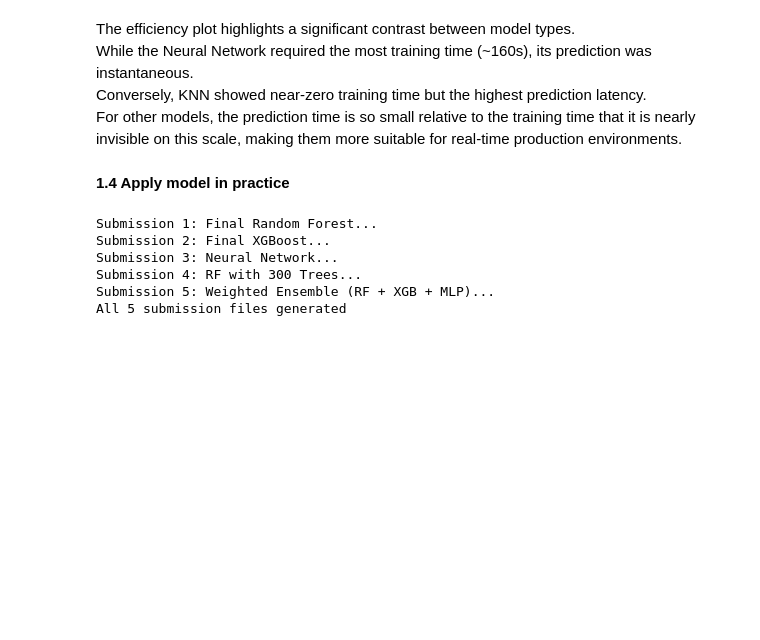
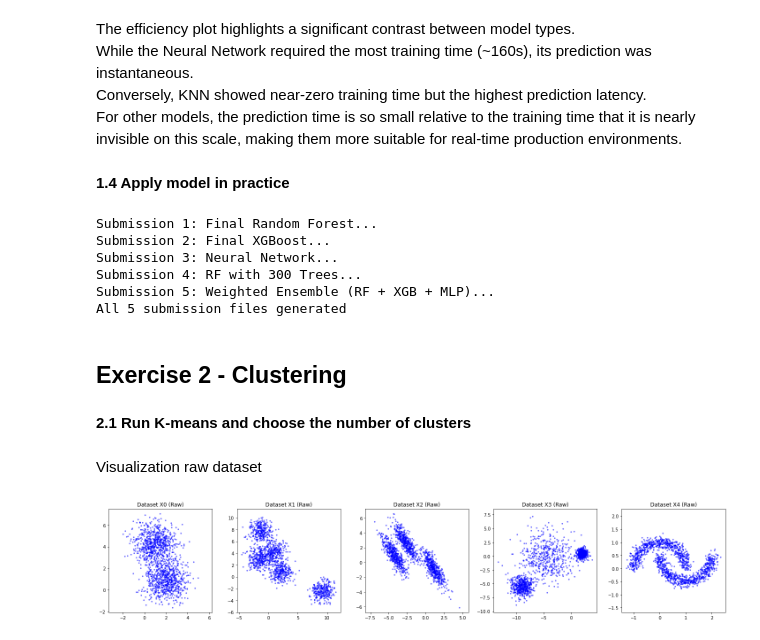
Before and after one commit to edwall201/Machine-Learning-26-Spring, a Jupyter notebook: assign5/assign5.ipynb, the cells around one changed output. Cells and saved outputs as stored; diff of their text form; code cells hidden in the pictures; blank space fills up the shorter version.

```diff
--- a/assign5/assign5.ipynb
+++ b/assign5/assign5.ipynb
@@ -383,3 +383,30 @@ rf_500 =RandomForestClassifier(n_estimators=500, max_features=0.2, min_samples_l
 rf_500.fit(X_train_clean, y_train_full)
 rf_500_probs = rf_500.predict_proba(X_test_clean)[:, 1]
 create_submission(rf_500_probs, 'rf500.csv')
+# %% [markdown]
+## Exercise 2 - Clustering
+# %% [markdown]
+**2.1 Run K-means and choose the number of clusters**
+# %%
+################################
+# Load the data
+################################
+import os
+import numpy as np
+import matplotlib.pyplot as plt
+from sklearn.datasets import make_blobs, make_moons
+
+# Create / load the datasets:
+n_samples = 1500
+X0, _ = make_blobs(n_samples=n_samples, centers=2, n_features=2, random_state=0)
+X1, _ = make_blobs(n_samples=n_samples, centers=5, n_features=2, random_state=0)
+
+random_state = 170
+X, y = make_blobs(n_samples=n_samples, random_state=random_state, cluster_std=1.3)
+transformation = [[0.6, -0.6], [-0.2, 0.8]]
+X2 = np.dot(X, transformation)
+X3, _ = make_blobs(n_samples=n_samples, cluster_std=[1.0, 2.5, 0.5], random_state=random_state)
+X4, _ = make_moons(n_samples=n_samples, noise=.12)
+
+X = [X0, X1, X2, X3, X4]
+# The datasets are X[i], where i ranges from 0 to 4
@@ -385,0 +443,12 @@ create_submission(rf_500_probs, 'rf500.csv')
+# %% [markdown]
+Visualization raw dataset
+# %%
+fig, axes = plt.subplots(1, 5, figsize=(20, 4))
+for i, data in enumerate(X):
+    axes[i].scatter(data[:, 0], data[:, 1], s=5, alpha=0.5, color='blue')
+    axes[i].set_title(f'Dataset X{i} (Raw)')
+    axes[i].axis('equal')
+plt.tight_layout()
+plt.show()
+# %% [output]
+[figure, added]
```
Also changed, not shown: parts of 10 cells of this notebook.
